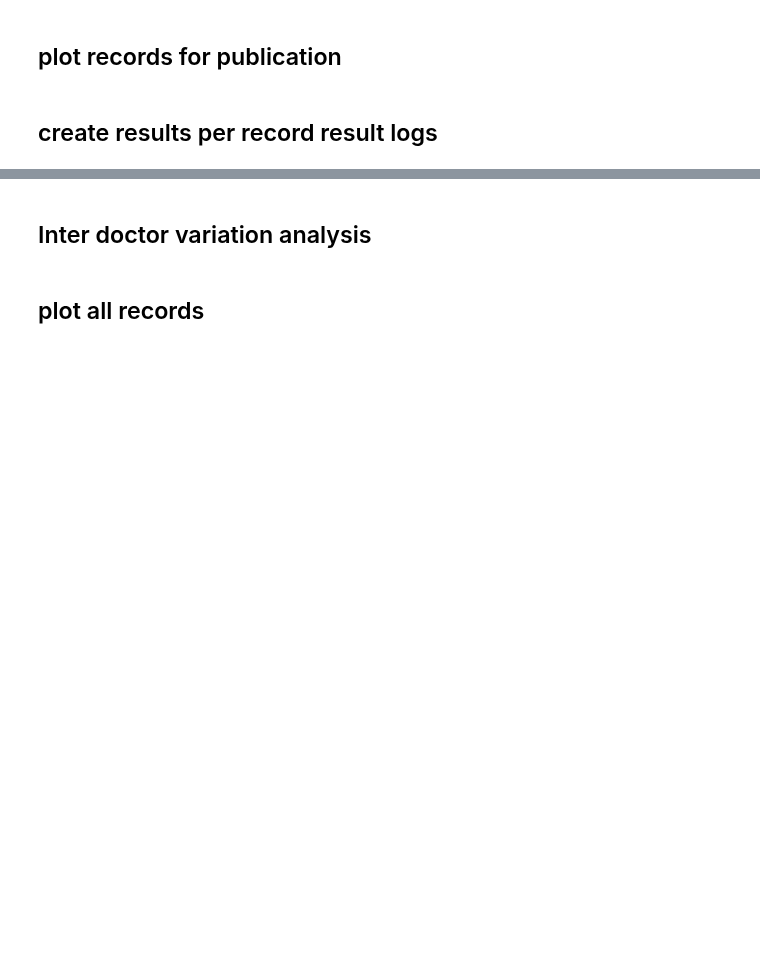
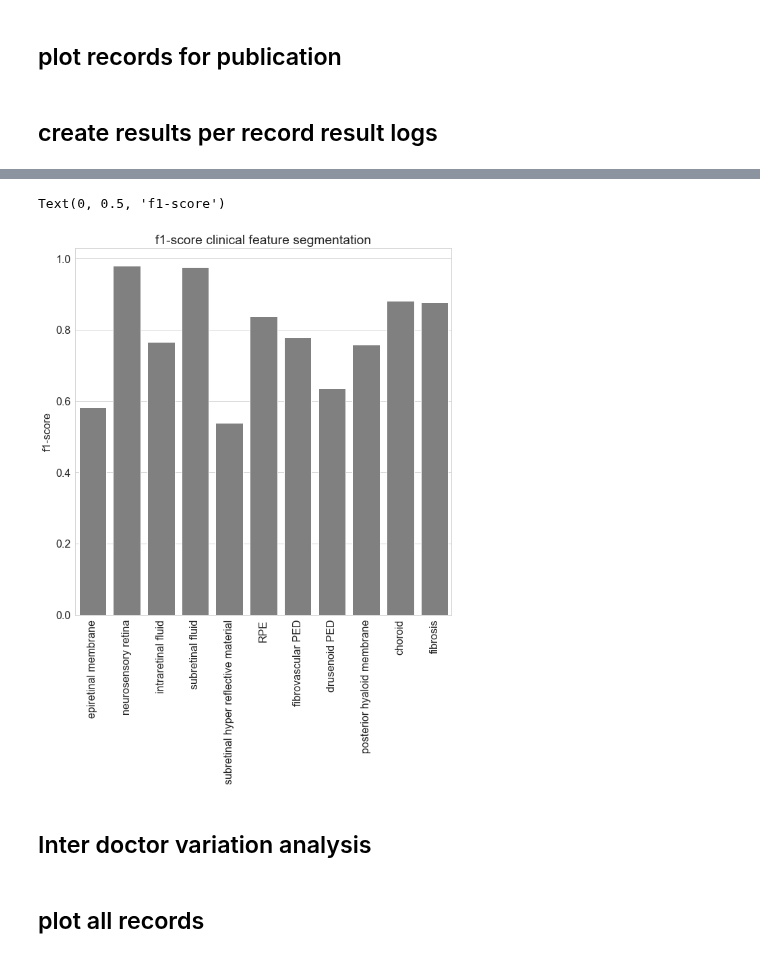
Before and after one commit to theislab/LODE, a Jupyter notebook: feature_segmentation/notebooks/0.0.segmentation_results.ipynb, the cells around one changed output, grey strips where cells are left out. Saved outputs shown, nothing was run; the diff lists cells and outputs as text; code cells hidden in the pictures; blank space fills up the shorter version.

```diff
--- a/feature_segmentation/notebooks/0.0.segmentation_results.ipynb
+++ b/feature_segmentation/notebooks/0.0.segmentation_results.ipynb
@@ -9,6 +9,8 @@ import tensorflow as tf
 from sklearn.metrics import confusion_matrix, jaccard_score, classification_report, f1_score
 import numpy as np
 import pandas as pd
+import seaborn as sns
+import matplotlib.pyplot as plt
 
 from generator import label_mapping
 from utils.image_processing import read_resize
@@ -19,6 +21,12 @@ from utils.plotting import plot_image_label_prediction, plot_uncertainty_heatmap
 result_json_dir = "/home/olle/PycharmProjects/LODE/workspace/feature_segmentation/opt_ensemble2"
 
 configured_labels = [0, 1, 2, 3, 4, 5, 6, 7, 8, 9, 10, 13, 14, 15]
+
+label_names = ["epiretinal membrane", "neurosensory retina", "intraretinal fluid",
+               "subretinal fluid", "subretinal hyper reflective material",
+               "RPE", "fibrovascular PED",
+               "drusenoid PED", "posterior hyaloid membrane",
+               "choroid", "fibrosis"]
 # %% [markdown]
 ## load json files to evaluate
 # %%
@@ -96,3 +103,15 @@ total_f1_pd
+# %%
+plt.rcParams["figure.figsize"] = (10,10)
+plt.rcParams.update({'font.size': 16})
+
+sns.set_style("whitegrid")
+ax = sns.barplot(data=total_f1_pd[np.arange(1,12)], color="grey")
+plt.xticks(ticks=np.arange(0,11), labels=label_names, rotation=90)
+plt.title("f1-score clinical feature segmentation")
+plt.ylabel("f1-score")
+# %% [output]
+Text(0, 0.5, 'f1-score')
+[figure, added]
 # %% [markdown]
 ## Inter doctor variation analysis
 # %%
```
Also changed, not shown: parts of 5 cells of this notebook.
